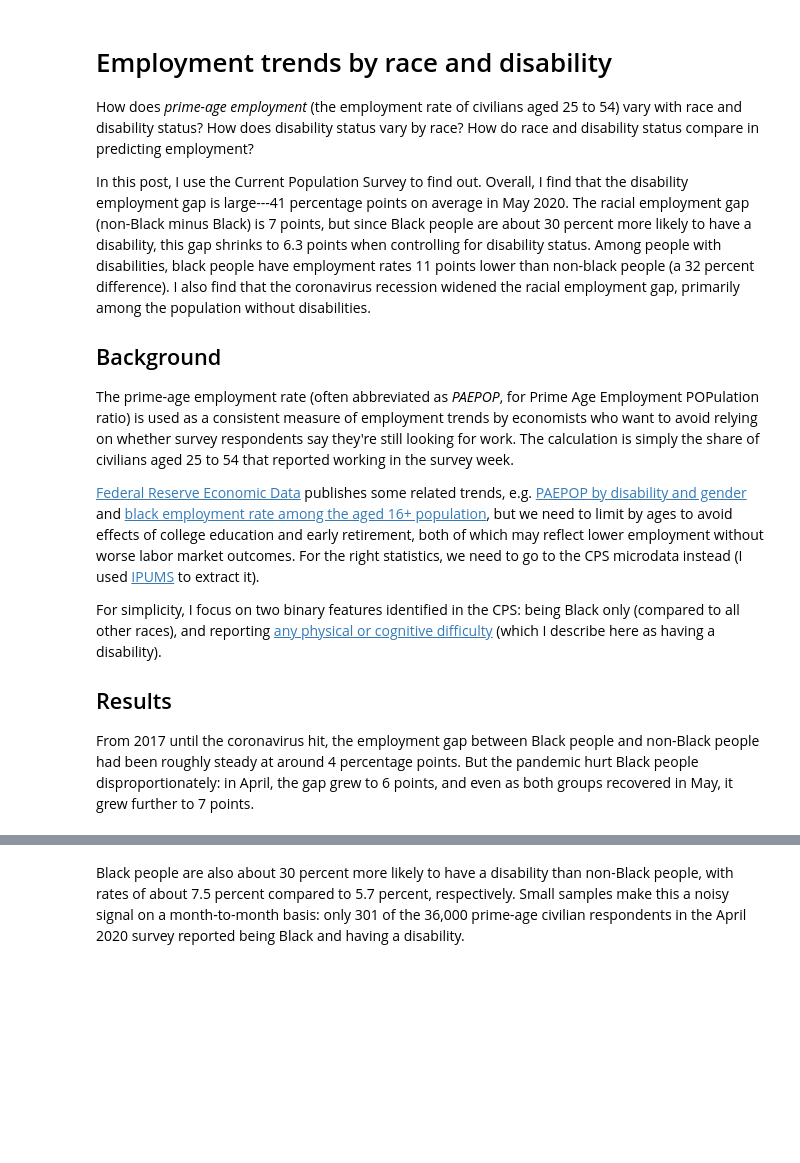
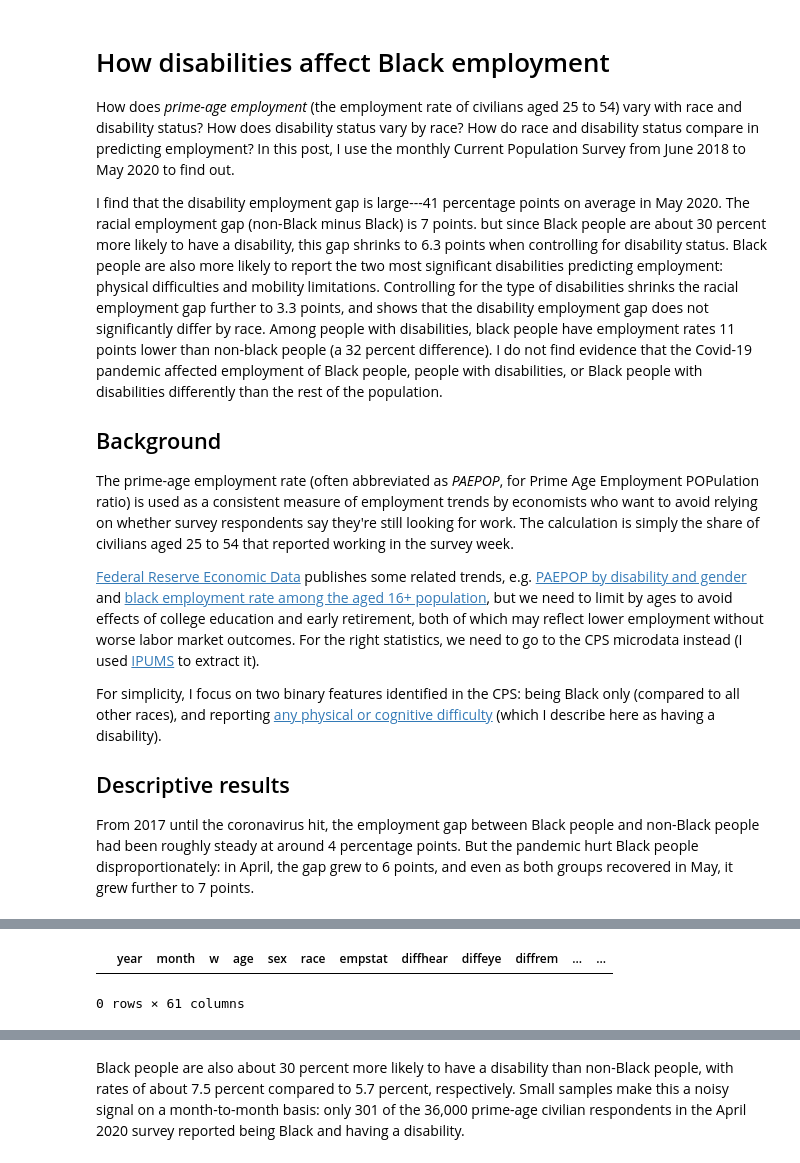
Before and after one commit to MaxGhenis/maxghenis.com, a Jupyter notebook: jupyterbook/blog/20200625/black_disability_employment.ipynb, the cells around one changed output, grey strips where cells are left out. Saved outputs shown, nothing was run; the diff lists cells and outputs as text; code cells hidden in the pictures; blank space fills up the shorter version.

```diff
--- a/jupyterbook/blog/20200625/black_disability_employment.ipynb
+++ b/jupyterbook/blog/20200625/black_disability_employment.ipynb
@@ -1,19 +1,20 @@
 # %% [markdown]
-Employment trends by race and disability
+How disabilities affect Black employment
 ==================================
 
 How does *prime-age employment* (the employment rate of civilians aged 25 to 54)
 vary with race and disability status? How does disability status vary by race?
-How do race and disability status compare in predicting employment?
+How do race and disability status compare in predicting employment? In this post, I use the monthly Current Population Survey from June 2018 to May 2020 to find out.
 
-In this post, I use the Current Population Survey to find out.
-Overall, I find that the disability employment gap is large---41 percentage points on average in May 2020.
-The racial employment gap (non-Black minus Black) is 7 points, but since Black people are about 30 percent more likely
+I find that the disability employment gap is large---41 percentage points on average in May 2020.
+The racial employment gap (non-Black minus Black) is 7 points.  but since Black people are about 30 percent more likely
 to have a disability, this gap shrinks to 6.3 points when controlling for disability status.
+Black people are also more likely to report the two most significant disabilities predicting employment:
+physical difficulties and mobility limitations.
+Controlling for the type of disabilities shrinks the racial employment gap further to 3.3 points, and shows that the disability employment gap does not significantly differ by race.
 Among people with disabilities, black people have employment rates 11 points lower than
 non-black people (a 32 percent difference).
-I also find that the coronavirus recession widened the racial employment gap, primarily
-among the population without disabilities.
+I do not find evidence that the Covid-19 pandemic affected employment of Black people, people with disabilities, or Black people with disabilities differently than the rest of the population.
 
 ## Background
 
@@ -33,7 +34,7 @@ For simplicity, I focus on two binary features identified in the CPS:
 being Black only (compared to all other races), and
 reporting [any physical or cognitive difficulty](https://cps.ipums.org/cps-action/variables/DIFFANY#description_section) (which I describe here as having a disability).
 
-## Results
+## Descriptive results
 
 From 2017 until the coronavirus hit, the employment gap between Black people and non-Black people had been roughly steady at around 4 percentage points.
 But the pandemic hurt Black people disproportionately: in April, the gap grew to 6 points,
@@ -160,3 +167,8 @@ line_graph(df=race_emp, x='date', y='emp_rate_round', color='black',
            yaxis_title='Employment rate of civilians aged 25 to 54')
 # %% [output]
 [interactive output not drawn]
+# %%
+cps[cps.date.isna()]
+# %% [output]
+|  | year | month | w | age | sex | race | empstat | diffhear | diffeye | diffrem | ... | ... |
+0 rows × 61 columns
```
Also changed, not shown: parts of 12 cells of this notebook.
